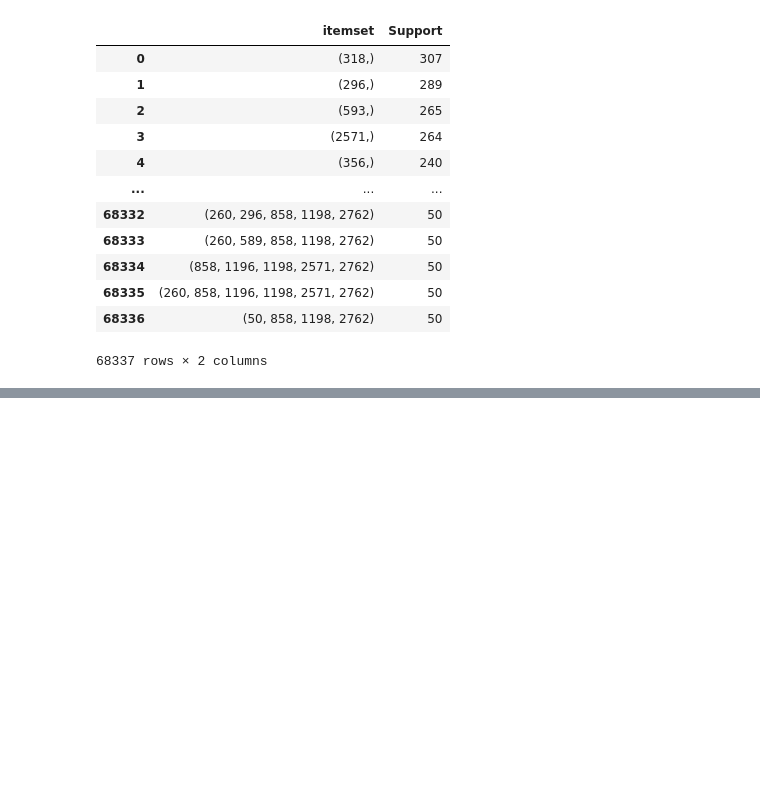
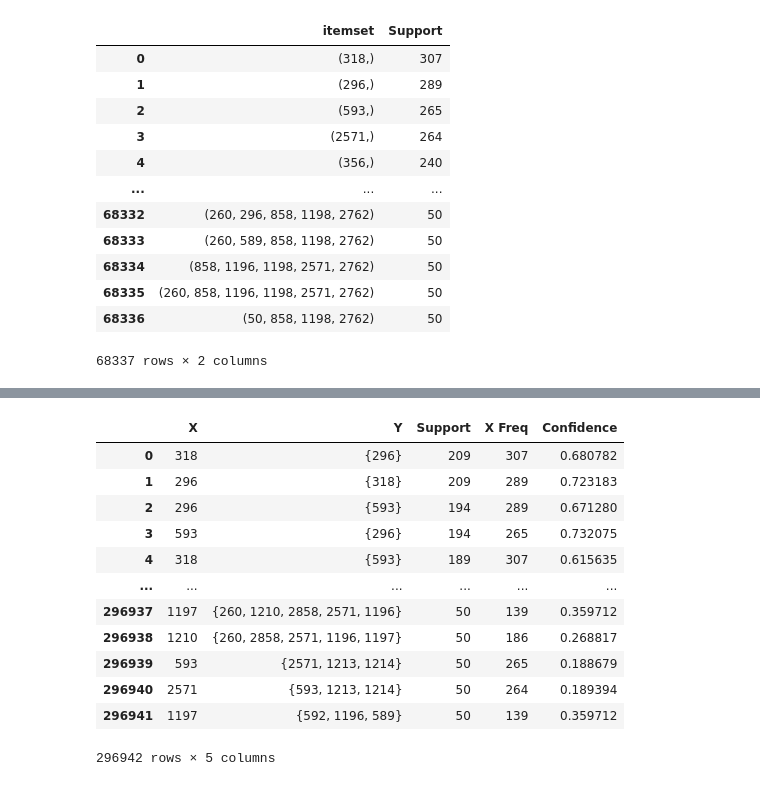
Before and after one commit to Data-Analytics-IIITH/A3, a Jupyter notebook: 3_recommender.ipynb, the cells around one changed output, grey strips where cells are left out. Drawn from its saved outputs; the diff is of its cells as text; code cells hidden in the pictures; blank space fills up the shorter version.

```diff
--- a/3_recommender.ipynb
+++ b/3_recommender.ipynb
@@ -436,0 +445,8 @@ patterns.to_csv('frequent-itemsets.csv',index=False,header=True, encoding='utf-8
+# %%
+import ast
+
+freq_1_df = pd.read_csv('1-itemset-frequency.csv')
+patterns = pd.read_csv('frequent-itemsets.csv')
+patterns['movies'] = patterns['itemset'].apply(lambda x: set(ast.literal_eval(x)))
+patterns.drop(columns='itemset', axis=1, inplace=True)
+patterns
@@ -436,0 +467,15 @@ patterns.to_csv('frequent-itemsets.csv',index=False,header=True, encoding='utf-8
+# %%
+association_df = []
+
+for id, row in patterns.iterrows():
+  support, movies = row
+  if(len(movies) > 1):
+    for mv in movies:
+      X = mv
+      Y = movies.copy()
+      Y.discard(X)
+      association_df.append([X, Y, support])
+
+association_df = pd.DataFrame(association_df, columns=['X', 'Y', 'Support'])
+association_df = association_df.sort_values(by=['Support'], ascending=False)
+association_df
@@ -436,0 +496,22 @@ patterns.to_csv('frequent-itemsets.csv',index=False,header=True, encoding='utf-8
+# %%
+freq_1_df['X Freq'] = freq_1_df['Support']
+freq_1_df['X'] = freq_1_df['mId']
+freq_1_df.drop(columns=['mId', 'Support'], axis=1,inplace=True)
+
+association_df = pd.merge(association_df, freq_1_df, on='X', how='left')
+association_df['Confidence'] = association_df['Support']/association_df['X Freq']
+association_df
+# %% [output]
+|  | X | Y | Support | X Freq | Confidence |
+| 0 | 318 | {296} | 209 | 307 | 0.680782 |
+| 1 | 296 | {318} | 209 | 289 | 0.723183 |
+| 2 | 296 | {593} | 194 | 289 | 0.671280 |
+| 3 | 593 | {296} | 194 | 265 | 0.732075 |
+| 4 | 318 | {593} | 189 | 307 | 0.615635 |
+| ... | ... | ... | ... | ... | ... |
+| 296937 | 1197 | {260, 1210, 2858, 2571, 1196} | 50 | 139 | 0.359712 |
+| 296938 | 1210 | {260, 2858, 2571, 1196, 1197} | 50 | 186 | 0.268817 |
+| 296939 | 593 | {2571, 1213, 1214} | 50 | 265 | 0.188679 |
+| 296940 | 2571 | {593, 1213, 1214} | 50 | 264 | 0.189394 |
+| 296941 | 1197 | {592, 1196, 589} | 50 | 139 | 0.359712 |
+296942 rows × 5 columns
```
Also changed, not shown: parts of 9 cells of this notebook, 1 other file.
